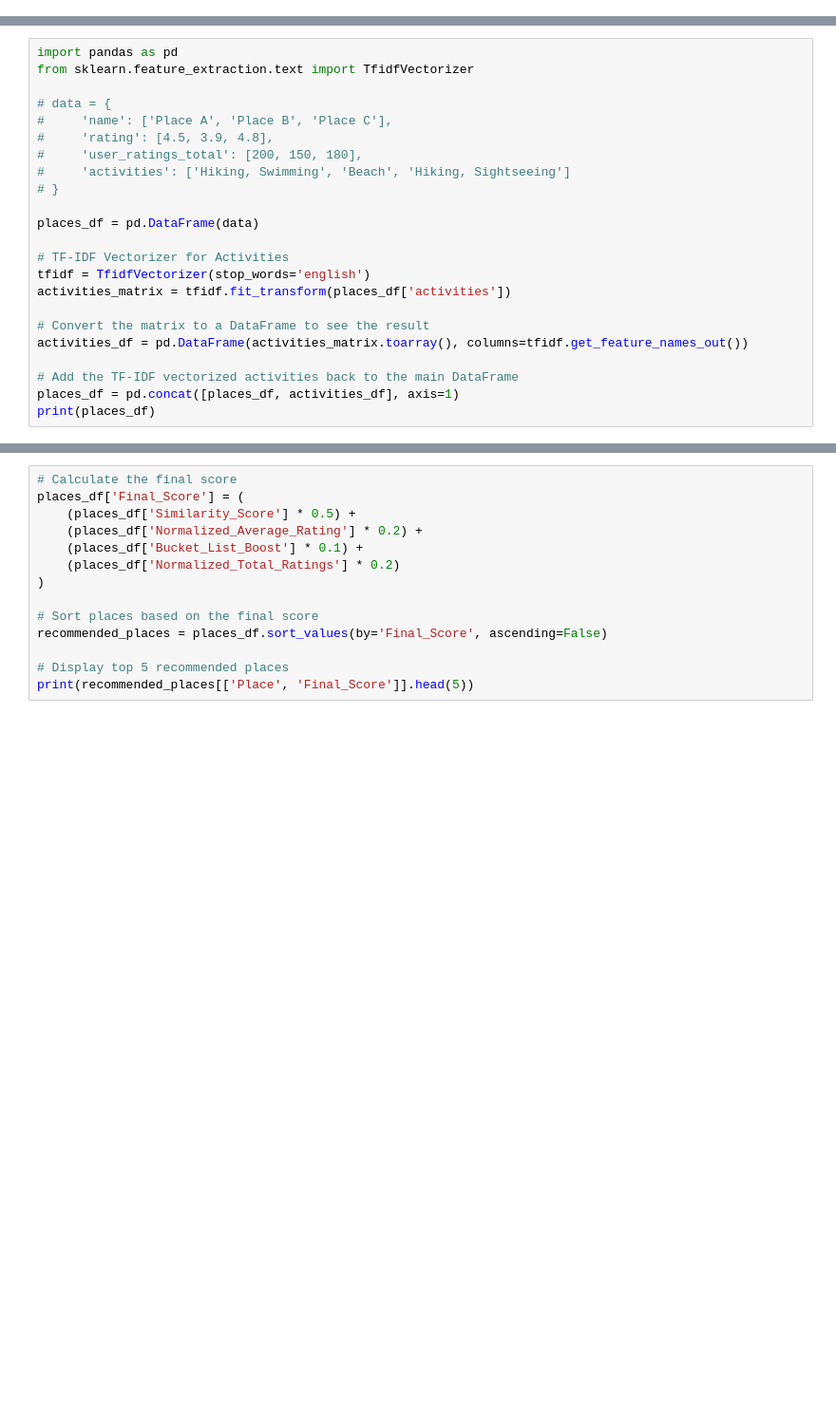
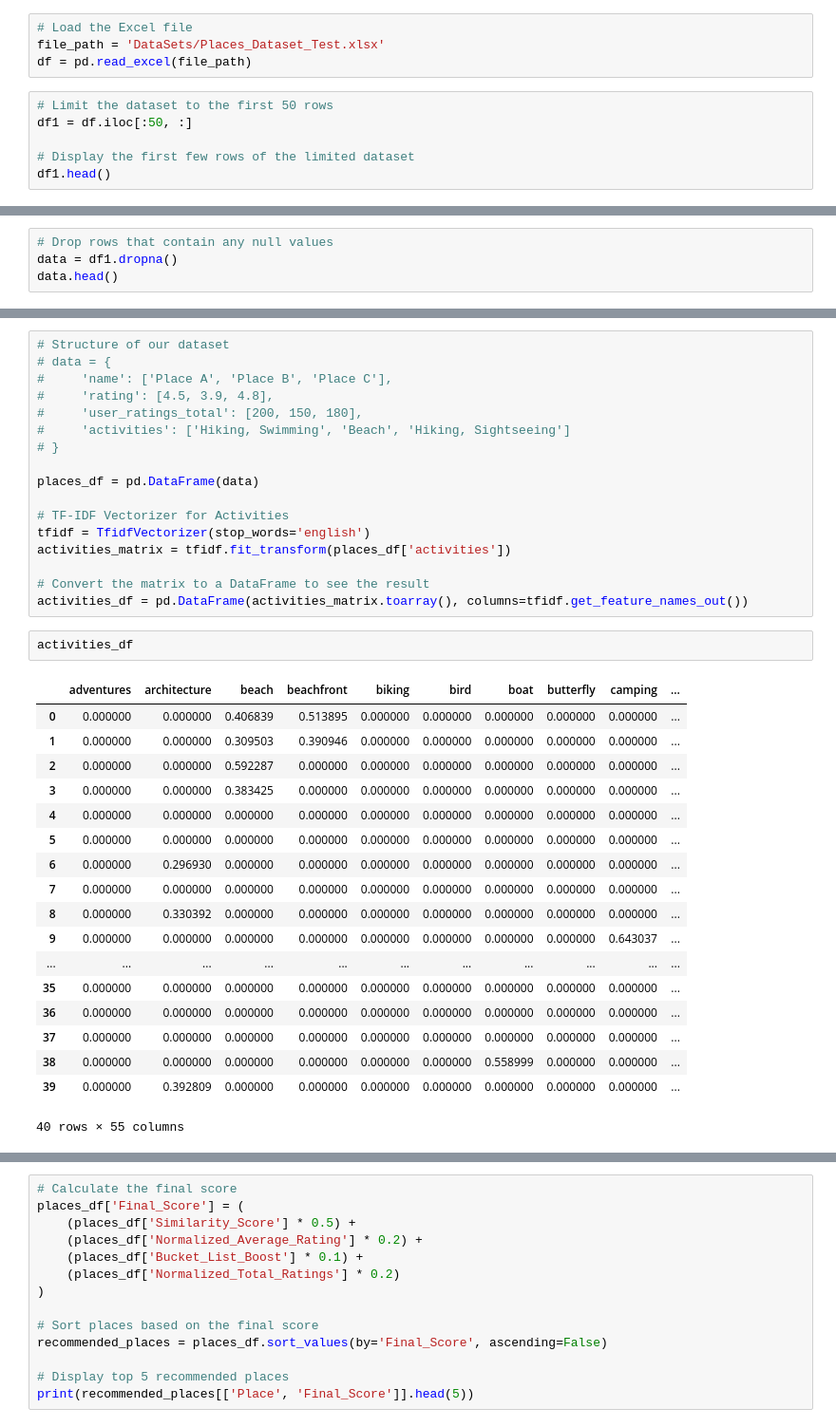
Before and after one commit to ywchanna2001/RootCode_Datathon, a Jupyter notebook: ContentBasedFiltering.ipynb, the cells around one changed output, grey strips where cells are left out. Shown at 95% size. Saved outputs shown, nothing was run; the diff lists cells and outputs as text; blank space fills up the shorter version.

```diff
--- a/ContentBasedFiltering.ipynb
+++ b/ContentBasedFiltering.ipynb
@@ -0,0 +7,10 @@
+# %%
+# Load the Excel file
+file_path = 'DataSets/Places_Dataset_Test.xlsx'
+df = pd.read_excel(file_path)
+# %%
+# Limit the dataset to the first 50 rows
+df1 = df.iloc[:50, :]
+
+# Display the first few rows of the limited dataset
+df1.head()
@@ -0,0 +24,4 @@
+# %%
+# Drop rows that contain any null values
+data = df1.dropna()
+data.head()
@@ -1,7 +35,5 @@
 # %%
-import pandas as pd
-from sklearn.feature_extraction.text import TfidfVectorizer
-
+# Structure of our dataset
 # data = {
 #     'name': ['Place A', 'Place B', 'Place C'],
 #     'rating': [4.5, 3.9, 4.8],
@@ -17,7 +49,24 @@ activities_matrix = tfidf.fit_transform(places_df['activities'])
 
 # Convert the matrix to a DataFrame to see the result
 activities_df = pd.DataFrame(activities_matrix.toarray(), columns=tfidf.get_feature_names_out())
-
-# Add the TF-IDF vectorized activities back to the main DataFrame
-places_df = pd.concat([places_df, activities_df], axis=1)
-print(places_df)
+# %%
+activities_df
+# %% [output]
+|  | adventures | architecture | beach | beachfront | biking | bird | boat | butterfly | camping | ... |
+| 0 | 0.000000 | 0.000000 | 0.406839 | 0.513895 | 0.000000 | 0.000000 | 0.000000 | 0.000000 | 0.000000 | ... |
+| 1 | 0.000000 | 0.000000 | 0.309503 | 0.390946 | 0.000000 | 0.000000 | 0.000000 | 0.000000 | 0.000000 | ... |
+| 2 | 0.000000 | 0.000000 | 0.592287 | 0.000000 | 0.000000 | 0.000000 | 0.000000 | 0.000000 | 0.000000 | ... |
+| 3 | 0.000000 | 0.000000 | 0.383425 | 0.000000 | 0.000000 | 0.000000 | 0.000000 | 0.000000 | 0.000000 | ... |
+| 4 | 0.000000 | 0.000000 | 0.000000 | 0.000000 | 0.000000 | 0.000000 | 0.000000 | 0.000000 | 0.000000 | ... |
+| 5 | 0.000000 | 0.000000 | 0.000000 | 0.000000 | 0.000000 | 0.000000 | 0.000000 | 0.000000 | 0.000000 | ... |
+| 6 | 0.000000 | 0.296930 | 0.000000 | 0.000000 | 0.000000 | 0.000000 | 0.000000 | 0.000000 | 0.000000 | ... |
+| 7 | 0.000000 | 0.000000 | 0.000000 | 0.000000 | 0.000000 | 0.000000 | 0.000000 | 0.000000 | 0.000000 | ... |
+| 8 | 0.000000 | 0.330392 | 0.000000 | 0.000000 | 0.000000 | 0.000000 | 0.000000 | 0.000000 | 0.000000 | ... |
+| 9 | 0.000000 | 0.000000 | 0.000000 | 0.000000 | 0.000000 | 0.000000 | 0.000000 | 0.000000 | 0.643037 | ... |
+| ... | ... | ... | ... | ... | ... | ... | ... | ... | ... | ... |
+| 35 | 0.000000 | 0.000000 | 0.000000 | 0.000000 | 0.000000 | 0.000000 | 0.000000 | 0.000000 | 0.000000 | ... |
+| 36 | 0.000000 | 0.000000 | 0.000000 | 0.000000 | 0.000000 | 0.000000 | 0.000000 | 0.000000 | 0.000000 | ... |
+| 37 | 0.000000 | 0.000000 | 0.000000 | 0.000000 | 0.000000 | 0.000000 | 0.000000 | 0.000000 | 0.000000 | ... |
+| 38 | 0.000000 | 0.000000 | 0.000000 | 0.000000 | 0.000000 | 0.000000 | 0.558999 | 0.000000 | 0.000000 | ... |
+| 39 | 0.000000 | 0.392809 | 0.000000 | 0.000000 | 0.000000 | 0.000000 | 0.000000 | 0.000000 | 0.000000 | ... |
+40 rows × 55 columns
```
Also changed, not shown: parts of 8 cells of this notebook, 1 other file.
